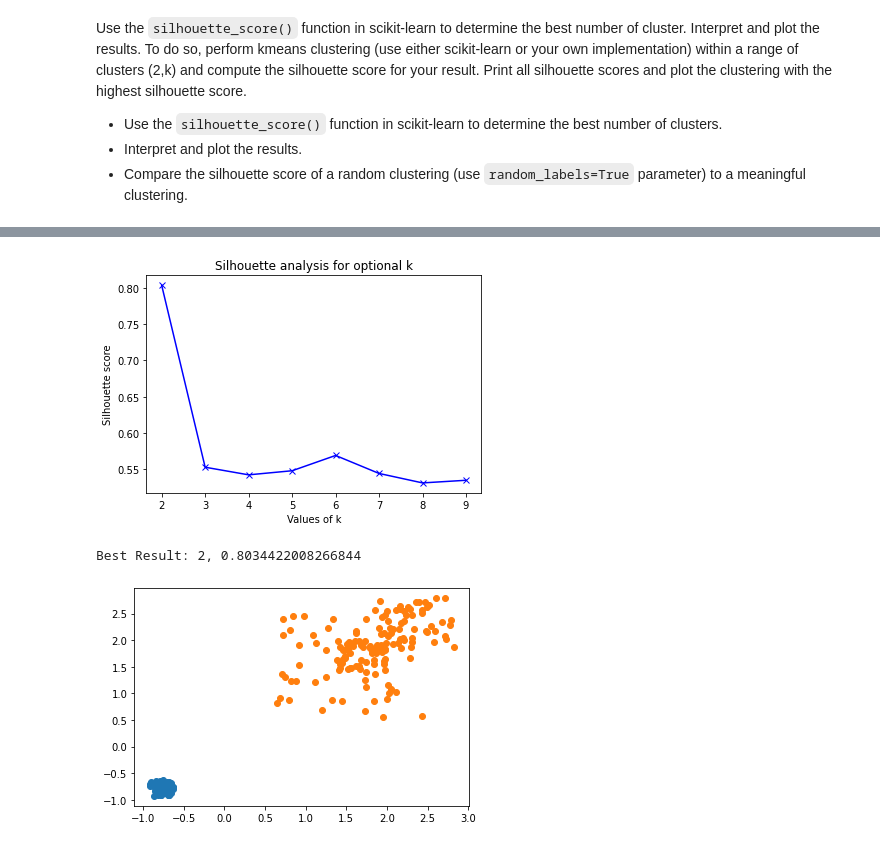
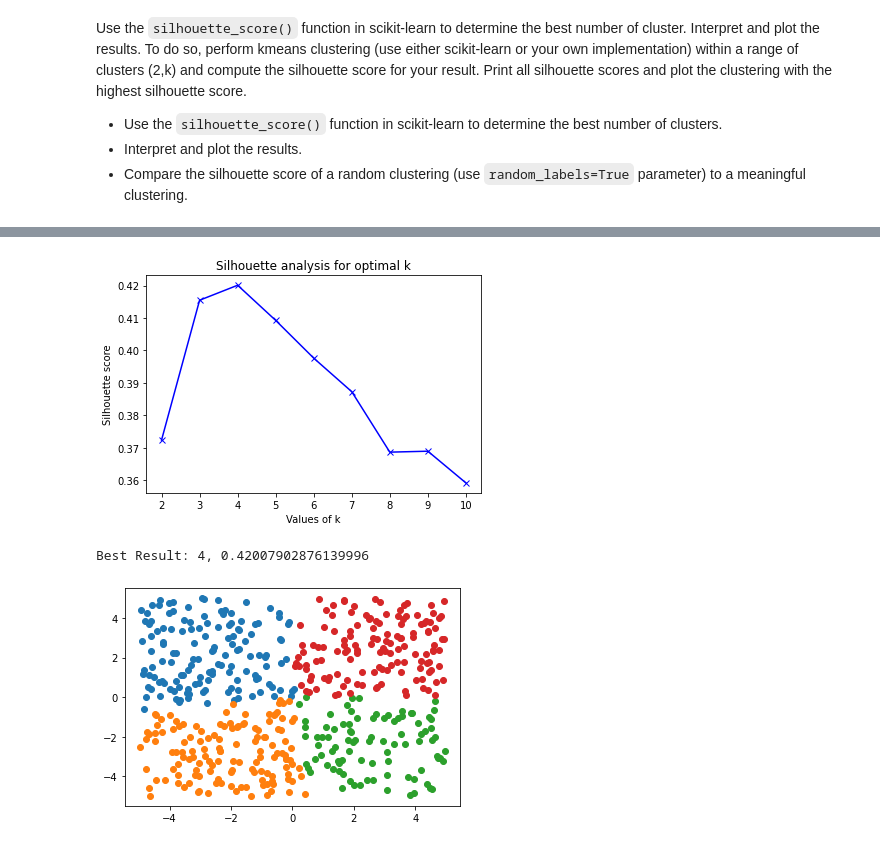
Before and after one commit to xBlade58/ma-ws22-machine-learning-assignments, a Jupyter notebook: Exercise_02/Ex02_Oeztuerk_Stroehle_Tomasini.ipynb, the cells around one changed output, grey strips where cells are left out. Cells and saved outputs as stored; diff of their text form; code cells hidden in the pictures.

```diff
--- a/Exercise_02/Ex02_Oeztuerk_Stroehle_Tomasini.ipynb
+++ b/Exercise_02/Ex02_Oeztuerk_Stroehle_Tomasini.ipynb
@@ -202,24 +157,25 @@ Best Result: 8, 0.44073477688666285
 # %%
 import sklearn.metrics as metrics
 
-n_clusters = 4
-NEW_X2, NEW_Y2 = gen_data(n_clusters)
-plot_clusters(NEW_X2, NEW_Y2)
-
-range_n_clusters = [2, 3, 4, 5, 6, 7, 8, 9]
+range_n_clusters = [2, 3, 4, 5, 6, 7, 8, 9, 10]
 silhouette_scores = []
 
-new_score_best = -2
-new_num_cluster_best = -1
-new_y2_best = []
-for k in range_n_clusters:
-    res_means = KMeans(n_clusters=k, random_state=1).fit(NEW_X2)
-    res_lables = res_means.labels_
-    score = metrics.silhouette_score(NEW_X2, res_lables, metric='euclidean')
-    silhouette_scores.append(score)
-    print(k, score)
-    if score > new_score_best:
-        new_score_best = score
-        new_num_cluster_best = k
-        new_y2_best = res_lables
+def calculate_silhouette_values(data_X):
+    new_score_best = -2
+    new_num_cluster_best = -1
+    new_y2_best = []
+    for k in range_n_clusters:
+        res_means = KMeans(n_clusters=k, random_state=1).fit(data_X)
+        res_lables = res_means.labels_
+        score = metrics.silhouette_score(data_X, res_lables, metric='euclidean')
+        silhouette_scores.append(score)
+        print(k, score)
+        if score > new_score_best:
+            new_score_best = score
+            new_num_cluster_best = k
+            new_y2_best = res_lables
+
+    return (new_num_cluster_best, new_score_best, new_y2_best)
+
+triple = calculate_silhouette_values(X) # X is dataset used for KMeans implemenetations
 # %% [output]
@@ -235,13 +191,13 @@ for k in range_n_clusters:
 # %%
 plt.plot(range_n_clusters, silhouette_scores, 'bx-')
 plt.xlabel('Values of k')
 plt.ylabel('Silhouette score')
-plt.title('Silhouette analysis for optional k')
+plt.title('Silhouette analysis for optimal k')
 plt.show()
 
-print(f'Best Result: {new_num_cluster_best}, {new_score_best}')
-plot_clusters(NEW_X2, new_y2_best)
+print(f'Best Result: {triple[0]}, {triple[1]}')
+plot_clusters(X, triple[2])
 # %% [output]
-[figure, old version]
+[figure, new version]
-Best Result: 2, 0.8034422008266844
+Best Result: 4, 0.42007902876139996
-[figure, old version]
+[figure, new version]
```
Also changed, not shown: parts of 11 cells of this notebook.
